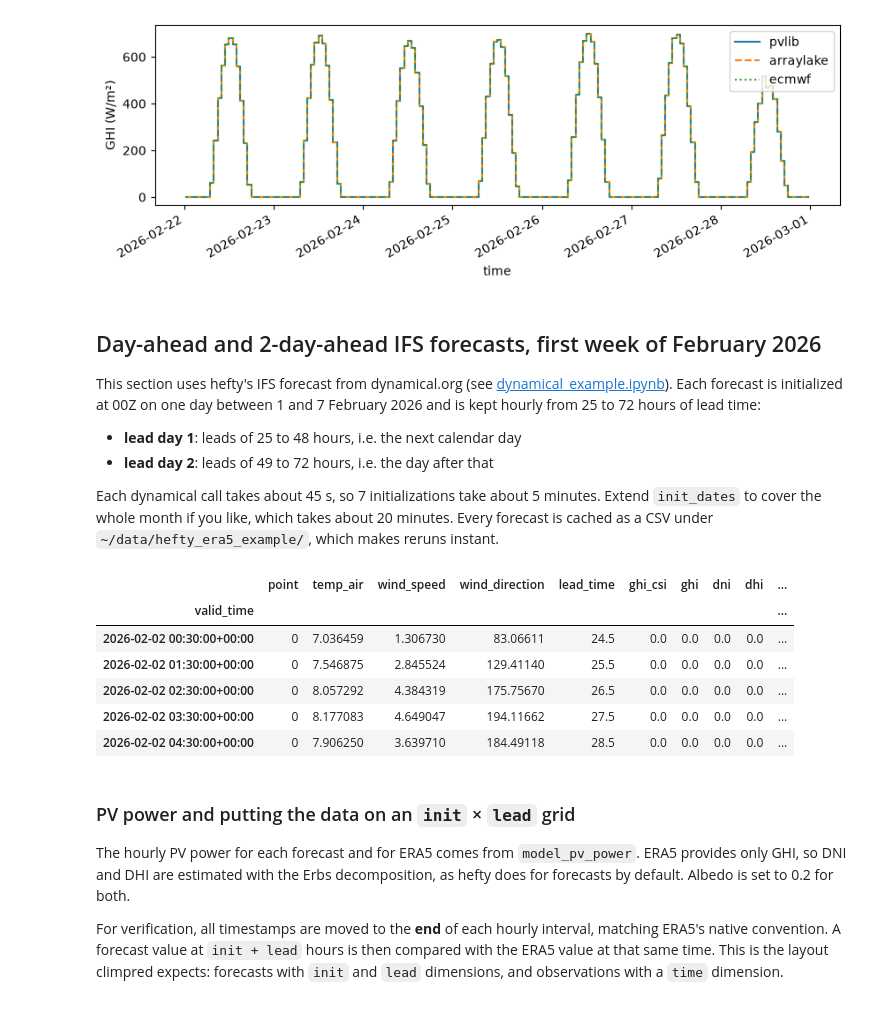
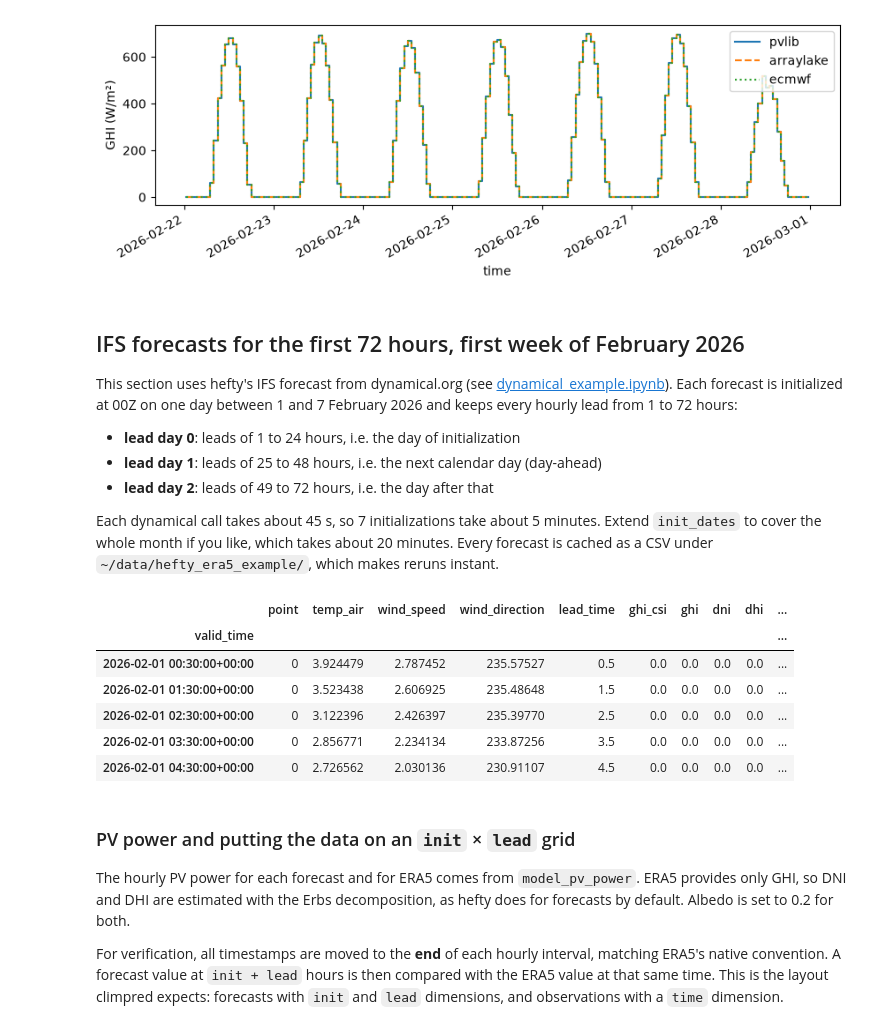
Before and after one commit to aaronspring/hefty, a Jupyter notebook: examples/era5_forecast_verification.ipynb, the cells around one changed output. Drawn from its saved outputs; the diff is of its cells as text; code cells hidden in the pictures.

```diff
--- a/examples/era5_forecast_verification.ipynb
+++ b/examples/era5_forecast_verification.ipynb
@@ -206,40 +206,43 @@ plt.show()
 # %% [output]
 [figure]
 # %% [markdown]
-## Day-ahead and 2-day-ahead IFS forecasts, first week of February 2026
-This section uses hefty's IFS forecast from dynamical.org (see [dynamical_example.ipynb](dynamical_example.ipynb)). Each forecast is initialized at 00Z on one day between 1 and 7 February 2026 and is kept hourly from 25 to 72 hours of lead time:
+## IFS forecasts for the first 72 hours, first week of February 2026
+This section uses hefty's IFS forecast from dynamical.org (see [dynamical_example.ipynb](dynamical_example.ipynb)). Each forecast is initialized at 00Z on one day between 1 and 7 February 2026 and keeps every hourly lead from 1 to 72 hours:
 
-- **lead day 1**: leads of 25 to 48 hours, i.e. the next calendar day
+- **lead day 0**: leads of 1 to 24 hours, i.e. the day of initialization
+- **lead day 1**: leads of 25 to 48 hours, i.e. the next calendar day (day-ahead)
 - **lead day 2**: leads of 49 to 72 hours, i.e. the day after that
 
 Each dynamical call takes about 45 s, so 7 initializations take about 5 minutes. Extend `init_dates` to cover the whole month if you like, which takes about 20 minutes. Every forecast is cached as a CSV under `~/data/hefty_era5_example/`, which makes reruns instant.
 # %%
 init_dates = pd.date_range('2026-02-01', '2026-02-07', freq='1D')  # 00Z initializations
+lead_time_to_start, run_length = 0, 72                             # hours
 
 cache_dir = Path.home() / 'data' / 'hefty_era5_example'
 cache_dir.mkdir(parents=True, exist_ok=True)
 
 def get_ifs_cached(init_date):
-    path = cache_dir / f'ifs_dynamical_{init_date:%Y%m%d%H}_{latitude}_{longitude}.csv'
+    path = cache_dir / (f'ifs_dynamical_{init_date:%Y%m%d%H}_{lead_time_to_start}-{run_length}h'
+                        f'_{latitude}_{longitude}.csv')
     if path.exists():
         return pd.read_csv(path, index_col=0, parse_dates=True)
     df = get_solar_forecast(
         latitude=latitude, longitude=longitude, init_date=init_date,
-        run_length=48, lead_time_to_start=24,
+        run_length=run_length, lead_time_to_start=lead_time_to_start,
         model='ifs', attempts=3, priority='dynamical')
     df.to_csv(path)
     return df
 
 fcasts = {init: get_ifs_cached(init) for init in init_dates}
 fcasts[init_dates[0]].head()
 # %% [output]
 |  | point | temp_air | wind_speed | wind_direction | lead_time | ghi_csi | ghi | dni | dhi | ... |
 | valid_time |  |  |  |  |  |  |  |  |  | ... |
-| 2026-02-02 00:30:00+00:00 | 0 | 7.036459 | 1.306730 | 83.06611 | 24.5 | 0.0 | 0.0 | 0.0 | 0.0 | ... |
-| 2026-02-02 01:30:00+00:00 | 0 | 7.546875 | 2.845524 | 129.41140 | 25.5 | 0.0 | 0.0 | 0.0 | 0.0 | ... |
-| 2026-02-02 02:30:00+00:00 | 0 | 8.057292 | 4.384319 | 175.75670 | 26.5 | 0.0 | 0.0 | 0.0 | 0.0 | ... |
-| 2026-02-02 03:30:00+00:00 | 0 | 8.177083 | 4.649047 | 194.11662 | 27.5 | 0.0 | 0.0 | 0.0 | 0.0 | ... |
-| 2026-02-02 04:30:00+00:00 | 0 | 7.906250 | 3.639710 | 184.49118 | 28.5 | 0.0 | 0.0 | 0.0 | 0.0 | ... |
+| 2026-02-01 00:30:00+00:00 | 0 | 3.924479 | 2.787452 | 235.57527 | 0.5 | 0.0 | 0.0 | 0.0 | 0.0 | ... |
+| 2026-02-01 01:30:00+00:00 | 0 | 3.523438 | 2.606925 | 235.48648 | 1.5 | 0.0 | 0.0 | 0.0 | 0.0 | ... |
+| 2026-02-01 02:30:00+00:00 | 0 | 3.122396 | 2.426397 | 235.39770 | 2.5 | 0.0 | 0.0 | 0.0 | 0.0 | ... |
+| 2026-02-01 03:30:00+00:00 | 0 | 2.856771 | 2.234134 | 233.87256 | 3.5 | 0.0 | 0.0 | 0.0 | 0.0 | ... |
+| 2026-02-01 04:30:00+00:00 | 0 | 2.726562 | 2.030136 | 230.91107 | 4.5 | 0.0 | 0.0 | 0.0 | 0.0 | ... |
 # %% [markdown]
 ### PV power and putting the data on an `init` × `lead` grid
 The hourly PV power for each forecast and for ERA5 comes from `model_pv_power`. ERA5 provides only GHI, so DNI and DHI are estimated with the Erbs decomposition, as hefty does for forecasts by default. Albedo is set to 0.2 for both.
```
Also changed, not shown: parts of 26 cells of this notebook.
